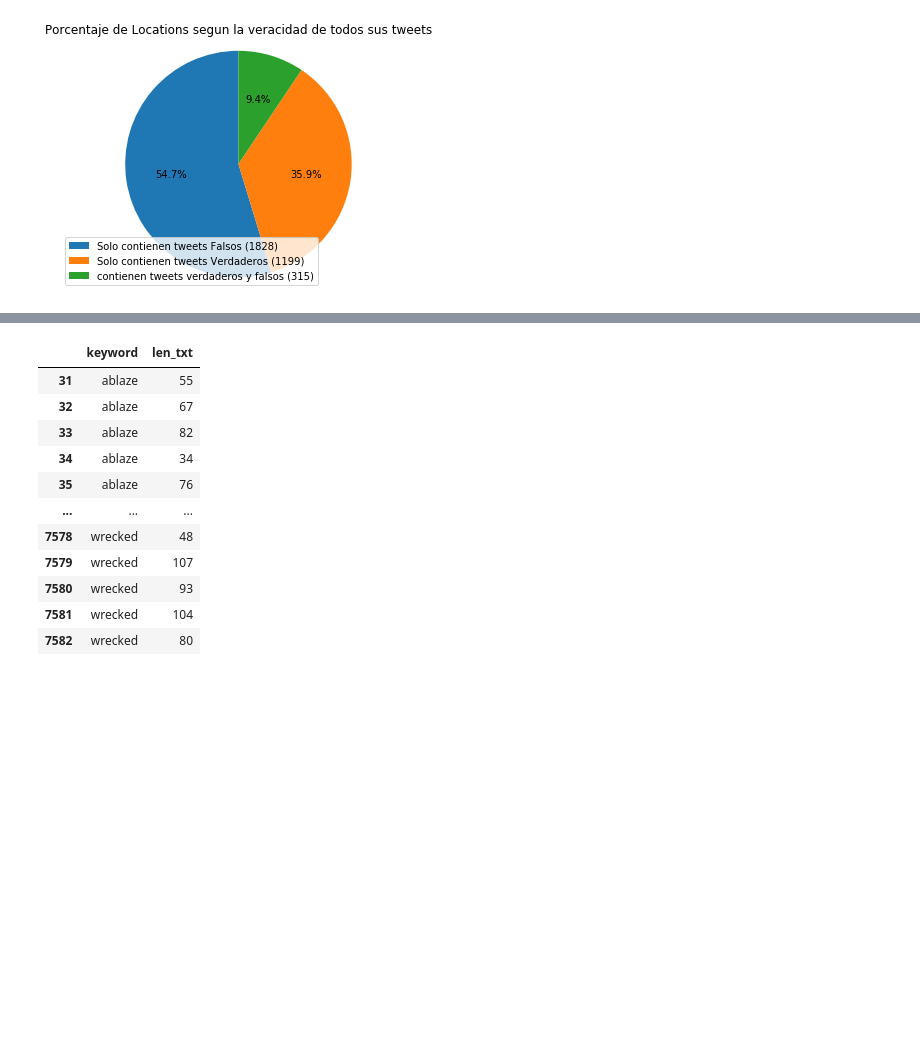
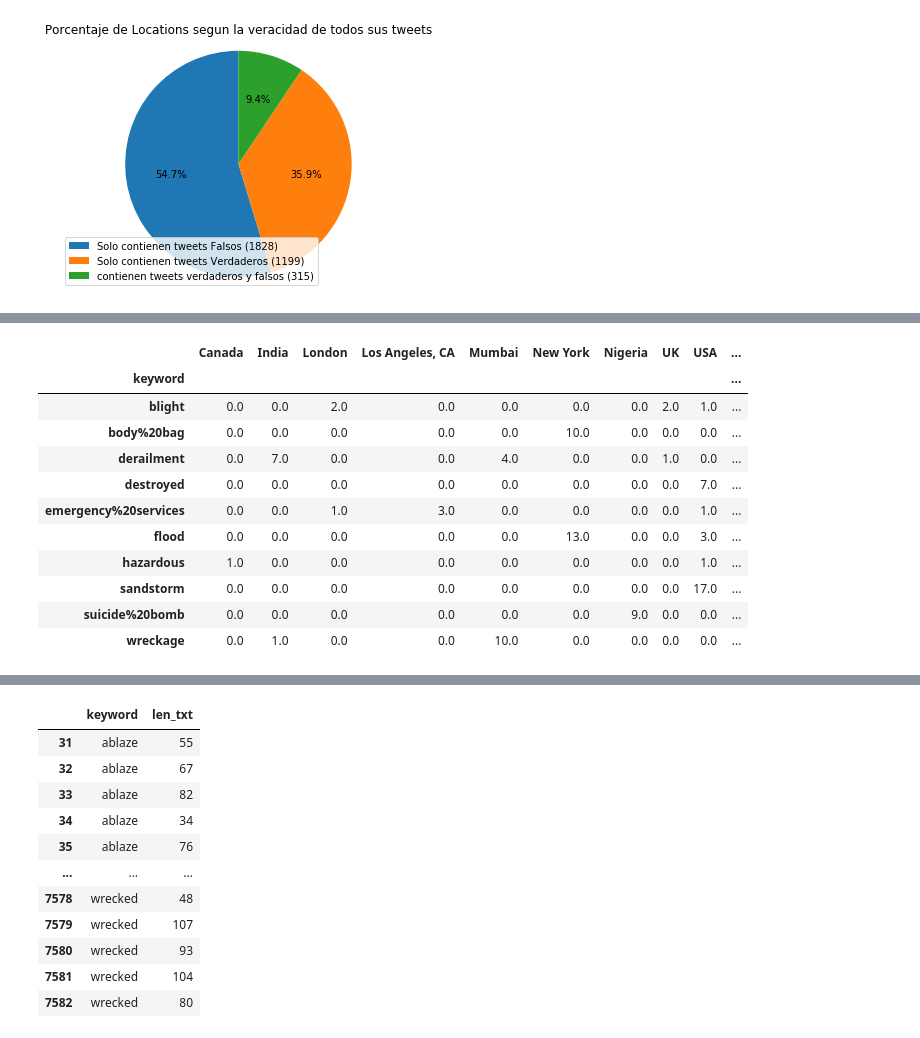
Before and after one commit to NicoGarofalo/TPDatos, a Jupyter notebook: TP1.ipynb, the cells around one changed output, grey strips where cells are left out. Saved outputs shown, nothing was run; the diff lists cells and outputs as text; code cells hidden in the pictures; blank space fills up the shorter version.

```diff
--- a/TP1.ipynb
+++ b/TP1.ipynb
@@ -442,0 +661,17 @@ plt.show()
+# %%
+# reemplazo las columnas con las nuevas
+pivot.columns = columns_list
+pivot
+# %% [output]
+|  | Canada | India | London | Los Angeles, CA | Mumbai | New York | Nigeria | UK | USA | ... |
+| keyword |  |  |  |  |  |  |  |  |  | ... |
+| blight | 0.0 | 0.0 | 2.0 | 0.0 | 0.0 | 0.0 | 0.0 | 2.0 | 1.0 | ... |
+| body%20bag | 0.0 | 0.0 | 0.0 | 0.0 | 0.0 | 10.0 | 0.0 | 0.0 | 0.0 | ... |
+| derailment | 0.0 | 7.0 | 0.0 | 0.0 | 4.0 | 0.0 | 0.0 | 1.0 | 0.0 | ... |
+| destroyed | 0.0 | 0.0 | 0.0 | 0.0 | 0.0 | 0.0 | 0.0 | 0.0 | 7.0 | ... |
+| emergency%20services | 0.0 | 0.0 | 1.0 | 3.0 | 0.0 | 0.0 | 0.0 | 0.0 | 1.0 | ... |
+| flood | 0.0 | 0.0 | 0.0 | 0.0 | 0.0 | 13.0 | 0.0 | 0.0 | 3.0 | ... |
+| hazardous | 1.0 | 0.0 | 0.0 | 0.0 | 0.0 | 0.0 | 0.0 | 0.0 | 1.0 | ... |
+| sandstorm | 0.0 | 0.0 | 0.0 | 0.0 | 0.0 | 0.0 | 0.0 | 0.0 | 17.0 | ... |
+| suicide%20bomb | 0.0 | 0.0 | 0.0 | 0.0 | 0.0 | 0.0 | 9.0 | 0.0 | 0.0 | ... |
+| wreckage | 0.0 | 1.0 | 0.0 | 0.0 | 10.0 | 0.0 | 0.0 | 0.0 | 0.0 | ... |
```
Also changed, not shown: parts of 34 cells of this notebook.
